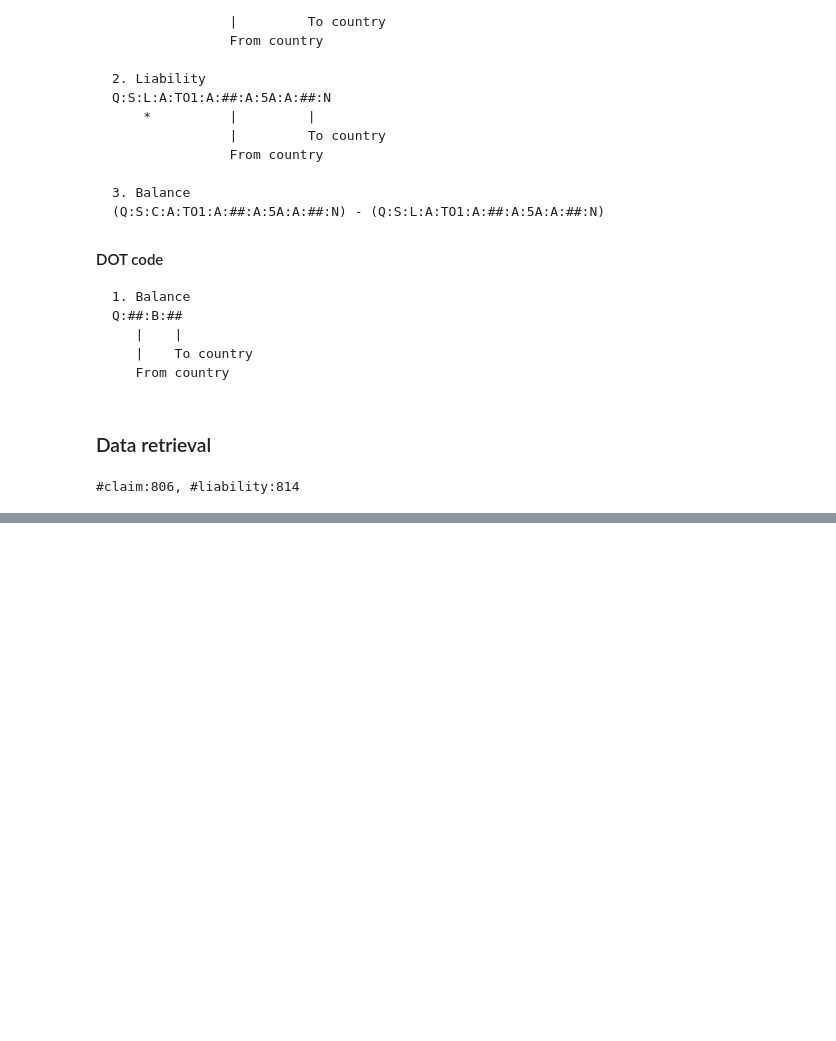
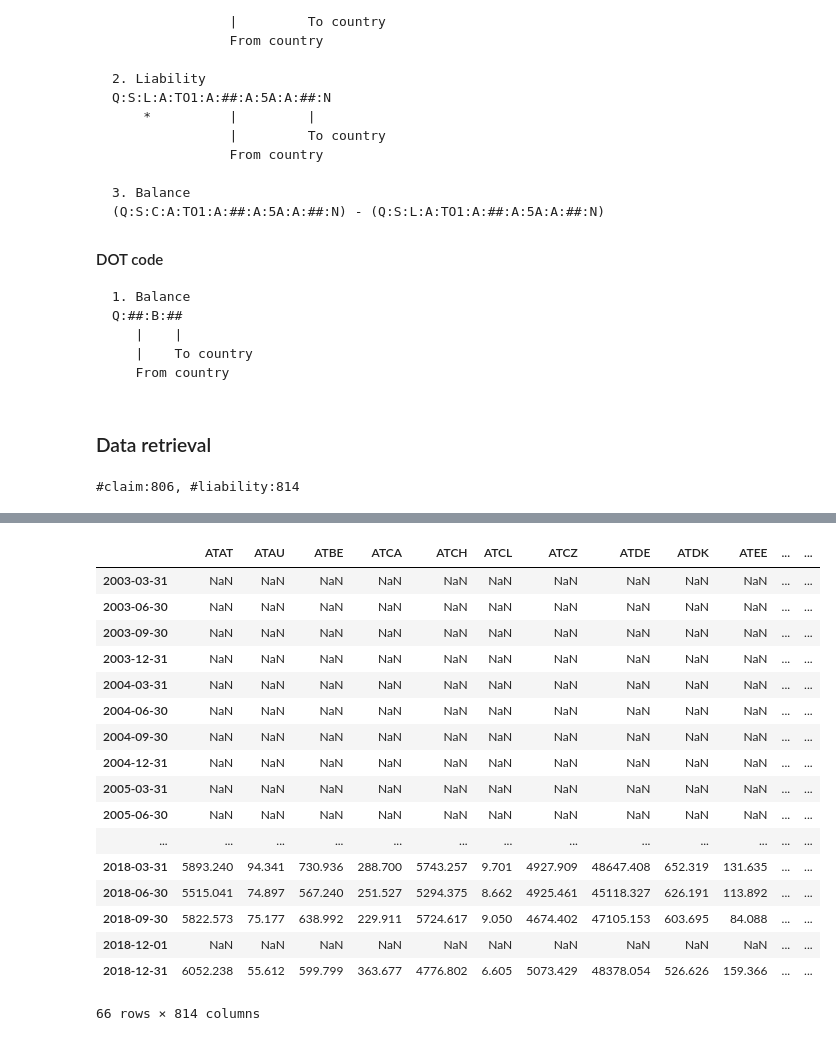
Before and after one commit to byeungchun/tradefiance, a Jupyter notebook: notebook/test_analysis1_LbsCrossBorderNationality_DotTradeBalance.ipynb, the cells around one changed output, grey strips where cells are left out. Cells and saved outputs as stored; diff of their text form; code cells hidden in the pictures; blank space fills up the shorter version.

Commit message:
data convert

```diff
--- a/notebook/test_analysis1_LbsCrossBorderNationality_DotTradeBalance.ipynb
+++ b/notebook/test_analysis1_LbsCrossBorderNationality_DotTradeBalance.ipynb
@@ -141,0 +147,37 @@ dotbalance_df.to_pickle('../data/dotbalance_df.pkl')
+# %%
+for x in os.listdir('../data/'):
+    with zipfile.ZipFile(os.path.join('../data/', x), 'r') as zip_ref:
+        zip_ref.extractall('../data/')
+# %%
+liab_df = pd.read_pickle('../data/liability_df.pkl')
+dotb_df = pd.read_pickle('../data/dotbalance_df.pkl')
+# %%
+res = list()
+for i in range(liab_df.shape[0]):
+    raw = liab_df.iloc[i,:][['L_PARENT_CTY', 'L_CP_COUNTRY','timeseries']]
+    ts = pd.Series([x[1] for x in raw[2]], index=pd.to_datetime([x[0] for x in raw[2]], format='%Y%m%d'))
+    ts.name = raw[0] + raw[1]
+    res.append(ts)
+# %%
+liab_df = pd.DataFrame(res).transpose()
+# %%
+liab_df
+# %% [output]
+|  | ATAT | ATAU | ATBE | ATCA | ATCH | ATCL | ATCZ | ATDE | ATDK | ATEE | ... | ... |
+| 2003-03-31 | NaN | NaN | NaN | NaN | NaN | NaN | NaN | NaN | NaN | NaN | ... | ... |
+| 2003-06-30 | NaN | NaN | NaN | NaN | NaN | NaN | NaN | NaN | NaN | NaN | ... | ... |
+| 2003-09-30 | NaN | NaN | NaN | NaN | NaN | NaN | NaN | NaN | NaN | NaN | ... | ... |
+| 2003-12-31 | NaN | NaN | NaN | NaN | NaN | NaN | NaN | NaN | NaN | NaN | ... | ... |
+| 2004-03-31 | NaN | NaN | NaN | NaN | NaN | NaN | NaN | NaN | NaN | NaN | ... | ... |
+| 2004-06-30 | NaN | NaN | NaN | NaN | NaN | NaN | NaN | NaN | NaN | NaN | ... | ... |
+| 2004-09-30 | NaN | NaN | NaN | NaN | NaN | NaN | NaN | NaN | NaN | NaN | ... | ... |
+| 2004-12-31 | NaN | NaN | NaN | NaN | NaN | NaN | NaN | NaN | NaN | NaN | ... | ... |
+| 2005-03-31 | NaN | NaN | NaN | NaN | NaN | NaN | NaN | NaN | NaN | NaN | ... | ... |
+| 2005-06-30 | NaN | NaN | NaN | NaN | NaN | NaN | NaN | NaN | NaN | NaN | ... | ... |
+| ... | ... | ... | ... | ... | ... | ... | ... | ... | ... | ... | ... | ... |
+| 2018-03-31 | 5893.240 | 94.341 | 730.936 | 288.700 | 5743.257 | 9.701 | 4927.909 | 48647.408 | 652.319 | 131.635 | ... | ... |
+| 2018-06-30 | 5515.041 | 74.897 | 567.240 | 251.527 | 5294.375 | 8.662 | 4925.461 | 45118.327 | 626.191 | 113.892 | ... | ... |
+| 2018-09-30 | 5822.573 | 75.177 | 638.992 | 229.911 | 5724.617 | 9.050 | 4674.402 | 47105.153 | 603.695 | 84.088 | ... | ... |
+| 2018-12-01 | NaN | NaN | NaN | NaN | NaN | NaN | NaN | NaN | NaN | NaN | ... | ... |
+| 2018-12-31 | 6052.238 | 55.612 | 599.799 | 363.677 | 4776.802 | 6.605 | 5073.429 | 48378.054 | 526.626 | 159.366 | ... | ... |
+66 rows × 814 columns
```
Also changed, not shown: parts of 3 cells of this notebook, 2 other files.
